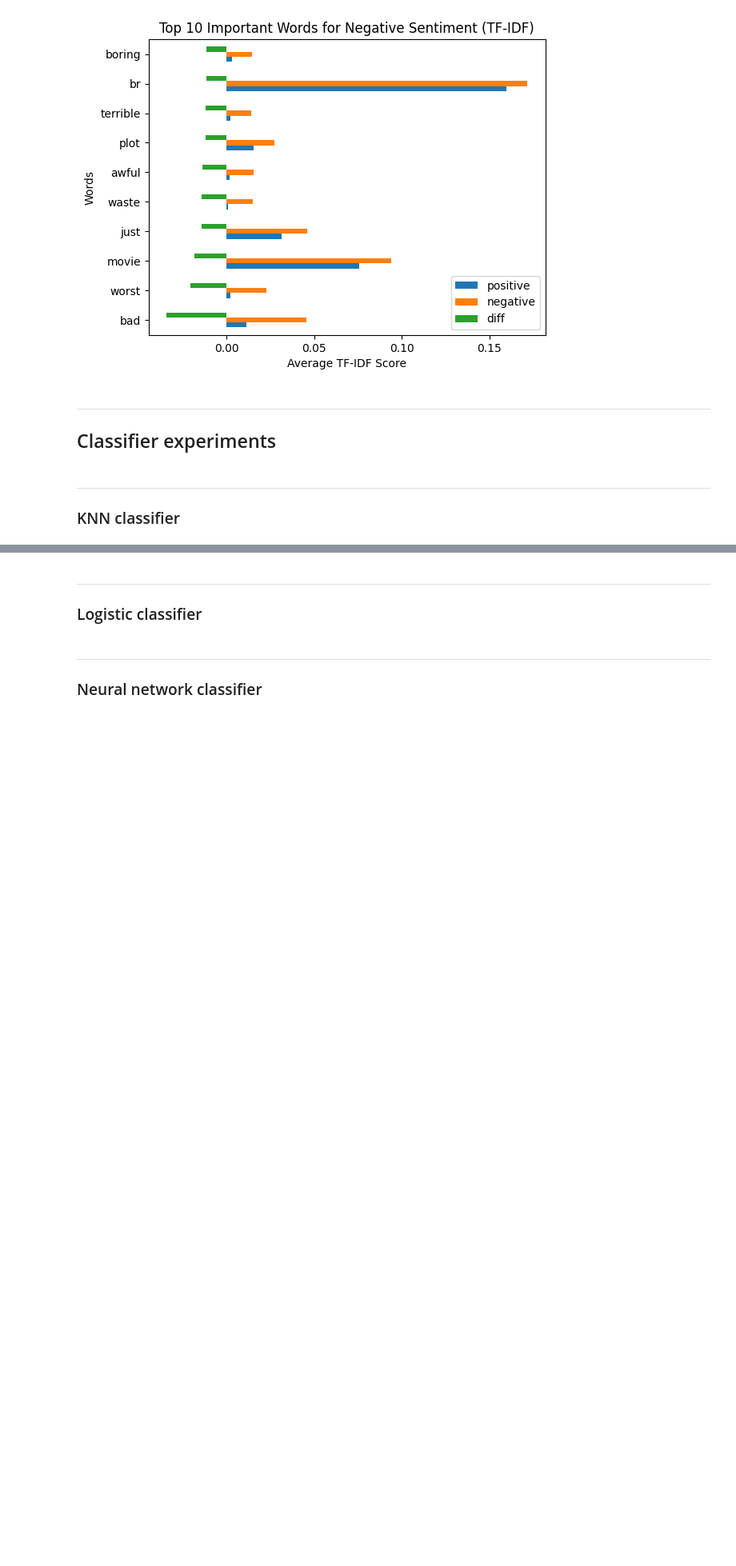
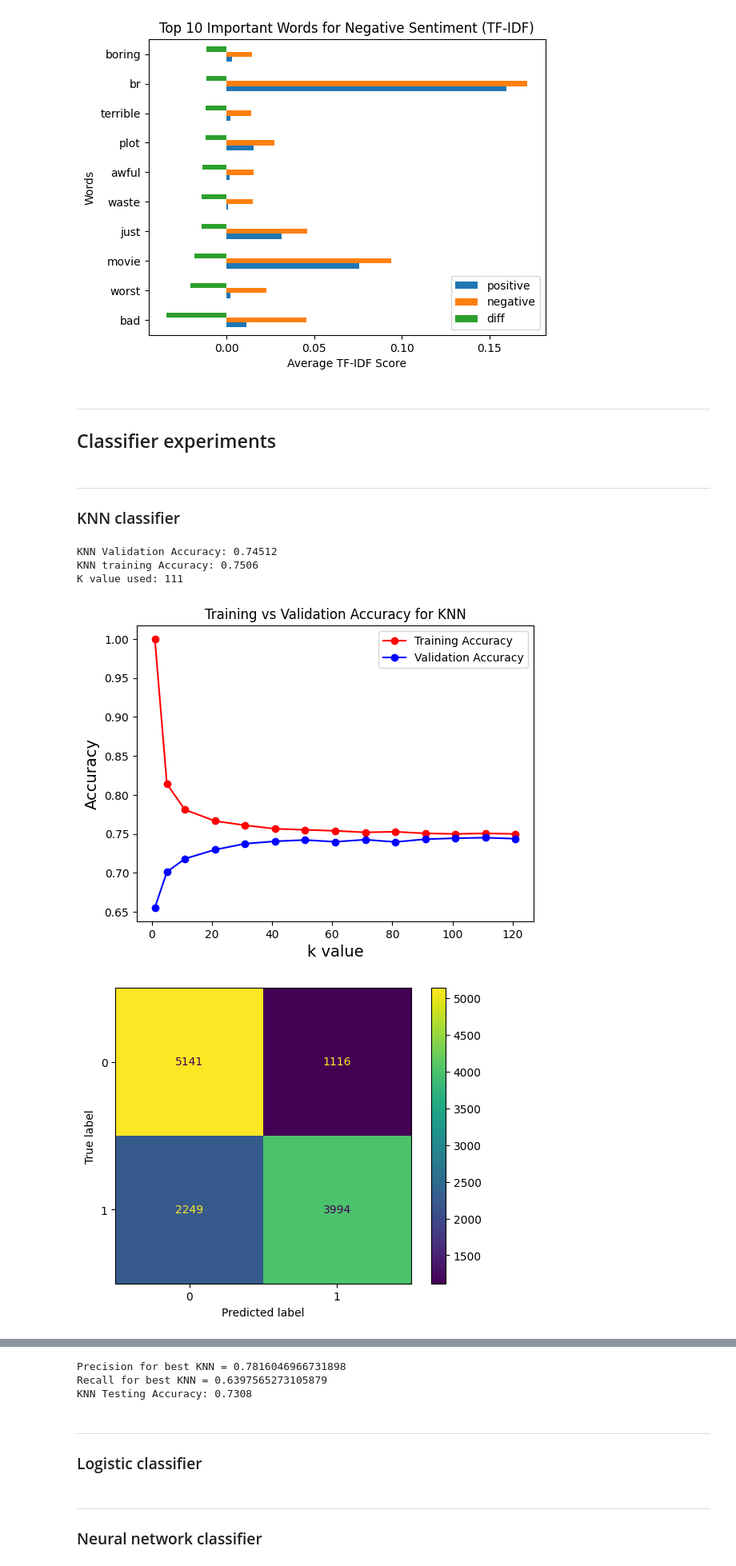
Before and after one commit to MiaNguyen912/cs178-IMDb-movie-reviews-classification--final-project-, a Jupyter notebook: IMDb_Movie_Reviews.ipynb, the cells around one changed output, grey strips where cells are left out. Shown at 80% size. Drawn from its saved outputs; the diff is of its cells as text; code cells hidden in the pictures; blank space fills up the shorter version.

```diff
--- a/IMDb_Movie_Reviews.ipynb
+++ b/IMDb_Movie_Reviews.ipynb
@@ -134,6 +134,7 @@ Name: label, Length: 25000, dtype: int64
 # - using ngram_range=(1,2) to capture multi-word phrases like “not great”, “very bad”, etc.
 vectorizer = TfidfVectorizer(stop_words='english', lowercase=True, min_df=0.02, ngram_range=(1, 2))
 X_train_vectorized = vectorizer.fit_transform(X_train)
+X_val_vectorized = vectorizer.transform(X_val)
 X_test_vectorized = vectorizer.transform(X_test)
 # print(X_train_vectorized[0])  # tf-idf score of tokens in the first row (first review)
 """
@@ -388,0 +429,14 @@ print(f"K value used: {selected_k}")
+# %%
+selected_k, knn_val_acc, knn_tr_acc = knn_classifier()
+print(f"KNN Validation Accuracy: {knn_val_acc}")
+print(f"KNN training Accuracy: {knn_tr_acc}")
+print(f"K value used: {selected_k}")
+
+knn_test_acc = knn_final_classifier(selected_k)
+print(f"KNN Testing Accuracy: {knn_test_acc}")
+# %% [output]
+KNN Validation Accuracy: 0.74512
+KNN training Accuracy: 0.7506
+K value used: 111
+[figure, added]
+[figure, added]
@@ -389,3 +444,6 @@ print(f"K value used: {selected_k}")
+Precision for best KNN = 0.7816046966731898
+Recall for best KNN = 0.6397565273105879
+KNN Testing Accuracy: 0.7308
 # %% [markdown]
 ---
 ### Logistic classifier
```
Also changed, not shown: parts of 8 cells of this notebook.
